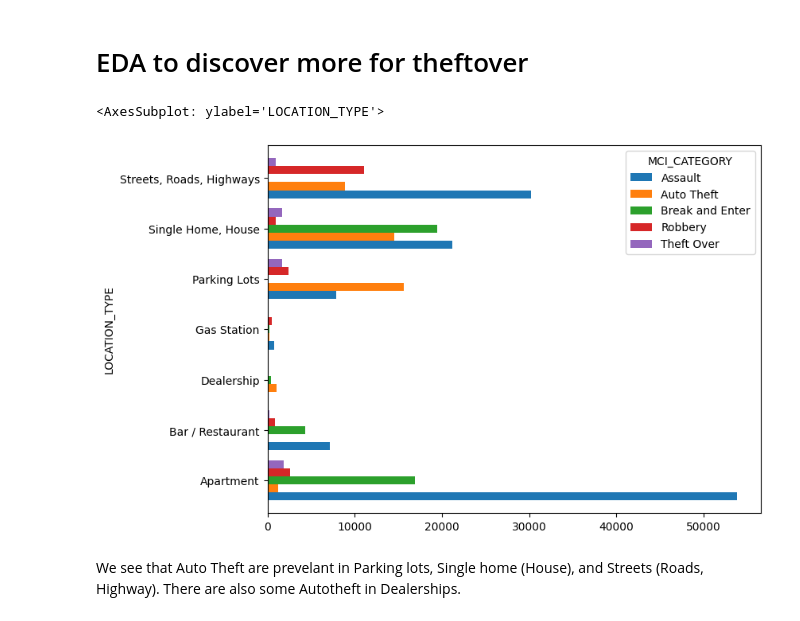
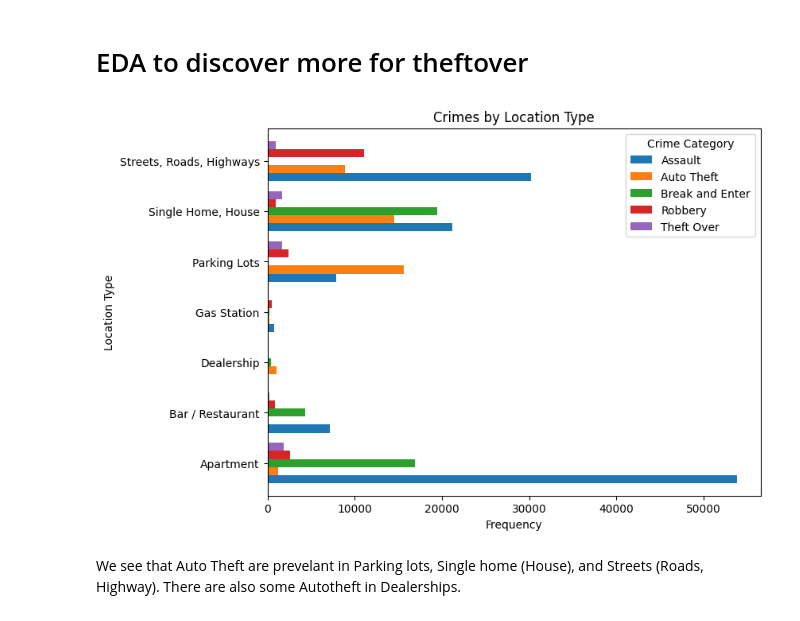
Before and after one commit to Matt2371/Toronto-Crimes, a Jupyter notebook: EDA.ipynb, the cells around one changed output. Cells and saved outputs as stored; diff of their text form; code cells hidden in the pictures.

```diff
--- a/EDA.ipynb
+++ b/EDA.ipynb
@@ -297,11 +297,19 @@ TABLE = pd.crosstab(df['LOCATION_TYPE'], df['MCI_CATEGORY'])
 # %%
 fig, ax = plt.subplots(figsize=(8, 6))
 
 selected_cols = ['Streets, Roads, Highways', 'Single Home, House', 'Parking Lots', 'Dealership', 'Gas Station', 'Bar / Restaurant', 'Apartment']
 
-pd.crosstab(df[df.LOCATION_TYPE.isin(selected_cols)]['LOCATION_TYPE'], df['MCI_CATEGORY']).plot(kind='barh', width= 0.8, ax=ax)
+ax = pd.crosstab(df[df.LOCATION_TYPE.isin(selected_cols)]['LOCATION_TYPE'], df['MCI_CATEGORY']).plot(kind='barh', width= 0.8, ax=ax)
+ax.set_title('Crimes by Location Type')
+ax.set_ylabel('Location Type')
+ax.set_xlabel('Frequency')
+ax.set_label("Crime Category")
+# Get the legend object
+legend = ax.legend()
+
+# Set the title for the legend
+legend.set_title('Crime Category')
 # %% [output]
-<AxesSubplot: ylabel='LOCATION_TYPE'>
-[figure, old version]
+[figure, new version]
 # %% [markdown]
 We see that Auto Theft are prevelant in Parking lots, Single home (House), and Streets (Roads, Highway). There are also some Autotheft in Dealerships.
```
Also changed, not shown: 6 other files.
